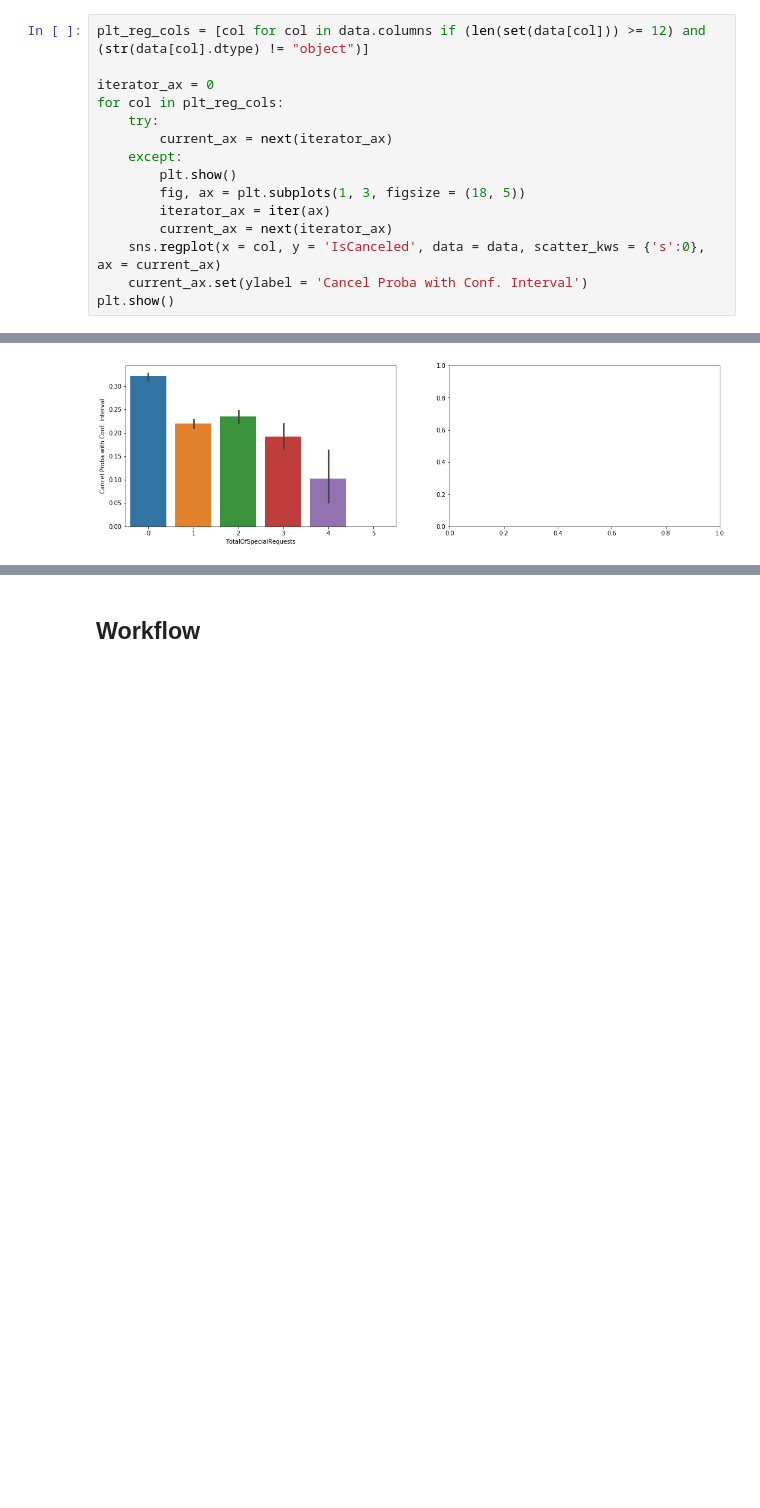
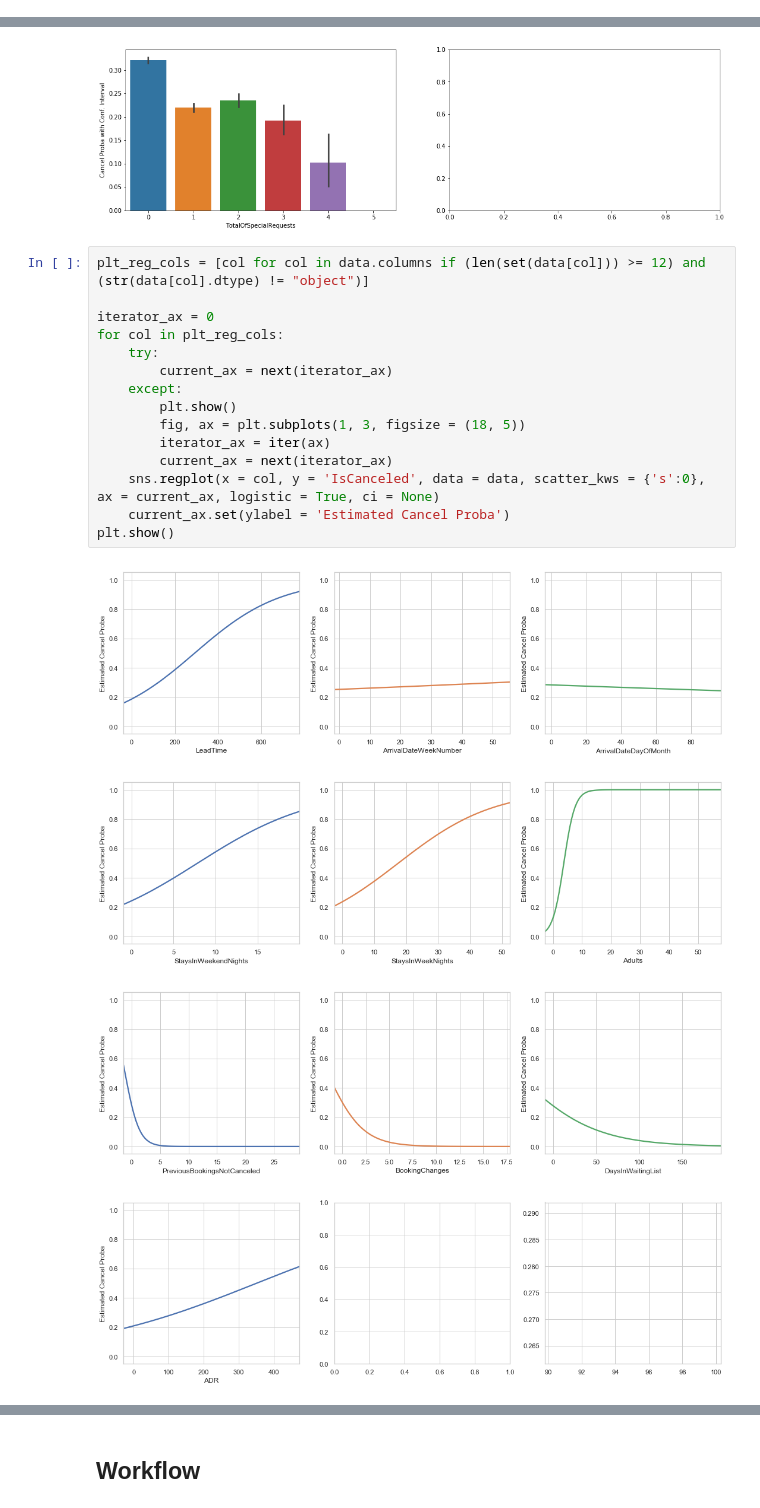
Before and after one commit to hai-dang-dau/hotel_booking, a Jupyter notebook: hotel_booking_starting_kit.ipynb, the cells around one changed output, grey strips where cells are left out. Saved outputs shown, nothing was run; the diff lists cells and outputs as text; blank space fills up the shorter version.

```diff
--- a/hotel_booking_starting_kit.ipynb
+++ b/hotel_booking_starting_kit.ipynb
@@ -129,15 +129,0 @@ sns.countplot(x = 'IsCanceled', data = data)
-# %%
-plt_reg_cols = [col for col in data.columns if (len(set(data[col])) >= 12) and (str(data[col].dtype) != "object")]
-
-iterator_ax = 0
-for col in plt_reg_cols:
-    try:
-        current_ax = next(iterator_ax)
-    except:
-        plt.show()
-        fig, ax = plt.subplots(1, 3, figsize = (18, 5))
-        iterator_ax = iter(ax)
-        current_ax = next(iterator_ax)
-    sns.regplot(x = col, y = 'IsCanceled', data = data, scatter_kws = {'s':0}, ax = current_ax)
-    current_ax.set(ylabel = 'Cancel Proba with Conf. Interval')
-plt.show()
@@ -173,3 +154,23 @@ plt.show()
 [figure]
 [figure]
 [figure]
+# %%
+plt_reg_cols = [col for col in data.columns if (len(set(data[col])) >= 12) and (str(data[col].dtype) != "object")]
+
+iterator_ax = 0
+for col in plt_reg_cols:
+    try:
+        current_ax = next(iterator_ax)
+    except:
+        plt.show()
+        fig, ax = plt.subplots(1, 3, figsize = (18, 5))
+        iterator_ax = iter(ax)
+        current_ax = next(iterator_ax)
+    sns.regplot(x = col, y = 'IsCanceled', data = data, scatter_kws = {'s':0}, ax = current_ax, logistic = True, ci = None)
+    current_ax.set(ylabel = 'Estimated Cancel Proba')
+plt.show()
+# %% [output]
+[figure, added]
+[figure, added]
+[figure, added]
+[figure, added]
```
Also changed, not shown: parts of 5 cells of this notebook, 1 other file.
